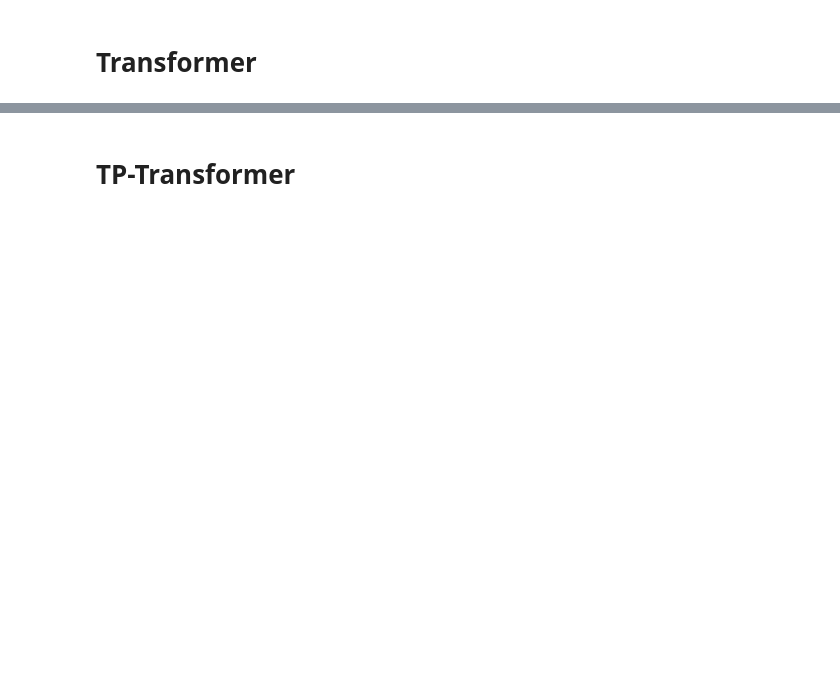
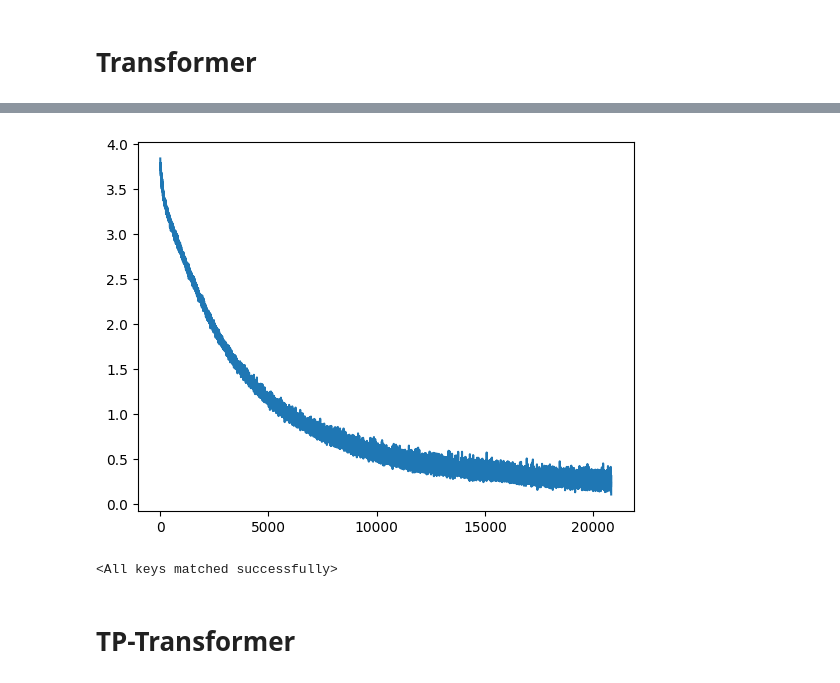
Before and after one commit to stefanoiervese/DL_Project, a Jupyter notebook: DL.ipynb, the cells around one changed output, grey strips where cells are left out. Cells and saved outputs as stored; diff of their text form; code cells hidden in the pictures; blank space fills up the shorter version.

```diff
--- a/DL.ipynb
+++ b/DL.ipynb
@@ -182,6 +186,7 @@ import torch.nn as nn
 import math
 import pytorch_lightning as pl
 import torch.optim as optim
+import torch.nn.functional as F
 
 class MultiHeadAttention(pl.LightningModule):
     def __init__(self, emb_dim, num_heads,dropout=0.1):
@@ -354,7 +359,6 @@ class Transformer(pl.LightningModule):
         self.num_heads=num_heads
         self.src_embedding = nn.Embedding(src_vocab_size, d_model)
         self.tgt_embedding = nn.Embedding(tgt_vocab_size, d_model)
-        self.positional_encoding = self.positional_encoding(max_seq_length=max_length, d_model=d_model)
 
         self.transformer_encoder = Encoder(self.d_model,self.num_heads
 
@@ -364,35 +368,38 @@ class Transformer(pl.LightningModule):
 
         self.fc = nn.Linear(d_model, tgt_vocab_size)
         self.dropout = nn.Dropout(dropout)
-        #self.positional_encoding = self.positional_encoding(max_seq_length, d_model)  # Correggi l'argomento qui
+        self.positional_encoding = self.positional_encoding(max_seq_length=max_length, d_model=d_model).to('cuda:0')
 
 
 
     def forward(self, src, tgt):
-        src_embedded = self.dropout(self.src_embedding(src))
 
-        tgt_embedded = self.dropout(self.tgt_embedding(tgt))
+        src_embedded = self.dropout(self.src_embedding(src))+self.positional_encoding
+        tgt_embedded = self.dropout(self.tgt_embedding(tgt))+self.positional_encoding
+
 
 
         enc_output = self.transformer_encoder(src_embedded)
         dec_output = self.transformer_decoder(tgt_embedded, enc_output)
 
         output = self.fc(dec_output)
+
         return output
 
 
     def training_step(self, batch, batch_idx):
         src, tgt = batch
         output = self(src, tgt)
-        tgt_mask = (tgt != 0)
+
         loss = nn.CrossEntropyLoss(ignore_index=0)(output.view(-1, output.size(-1)), tgt.view(-1))
+        losses.append(loss.cpu().detach().numpy())
         self.log('train_loss', loss)
         return loss
 
     def validation_step(self, batch, batch_idx):
         src, tgt = batch
         output = self(src, tgt)
-        tgt_mask = (tgt != 0)
+
         loss = nn.CrossEntropyLoss(ignore_index=0)(output.view(-1, output.size(-1)), tgt.view(-1))
         self.log('val_loss', loss)
         return loss
@@ -404,9 +411,21 @@ class Transformer(pl.LightningModule):
     def test_step(self, batch, batch_idx):
       src, tgt = batch
       output = self(src, tgt)
-      tgt_mask = (tgt != 0)
+
       loss = nn.CrossEntropyLoss(ignore_index=0)(output.view(-1, output.size(-1)), tgt.view(-1))
+
+
+      _, predicted = torch.max(F.softmax(output,-1), dim=-1)  # Ottieni le previsioni massime
+
+      correct = (predicted == tgt)
+
+      accuracy = torch.sum(correct).item() / (len(tgt)*22)
+      print(torch.sum(correct).item())
+      print(correct.shape)
+      print(len(tgt))
+      print(accuracy)
       self.log('test_loss', loss)  # Registra la loss del test
+      self.log('test_accuracy', accuracy)
       return loss
 
 
@@ -425,7 +444,7 @@ class Transformer(pl.LightningModule):
 
 
 
-
+losses=[]
 voc_len=len(v)
 t=Transformer(voc_len,voc_len)
 
@@ -434,9 +453,9 @@ t.to(device)
 print(device)
 # Addestra il modello
 
-trainer = pl.Trainer(max_epochs=5)  # Modifica il numero di epoche come desiderato
+trainer = pl.Trainer(max_epochs=3)  # Modifica il numero di epoche come desiderato
 trainer.fit(t, train_loader)
-trainer.test(test_loader)
+#trainer.test(test_loader)
 
 #model_path='/content/drive/MyDrive/mathematics_dataset-v1.0/model'
 
@@ -545,0 +497,6 @@ trainer.test(t,test_loader)
+# %%
+import matplotlib.pyplot as plt
+plt.plot(losses)
+plt.show()
+# %% [output]
+[figure, added]
@@ -546,3 +505,7 @@ trainer.test(t,test_loader)
+# %%
+t.load_state_dict(torch.load('trainato'))
+# %% [output]
+<All keys matched successfully>
 # %% [markdown]
 # TP-Transformer
 # %%
```
Also changed, not shown: parts of 15 cells of this notebook.
